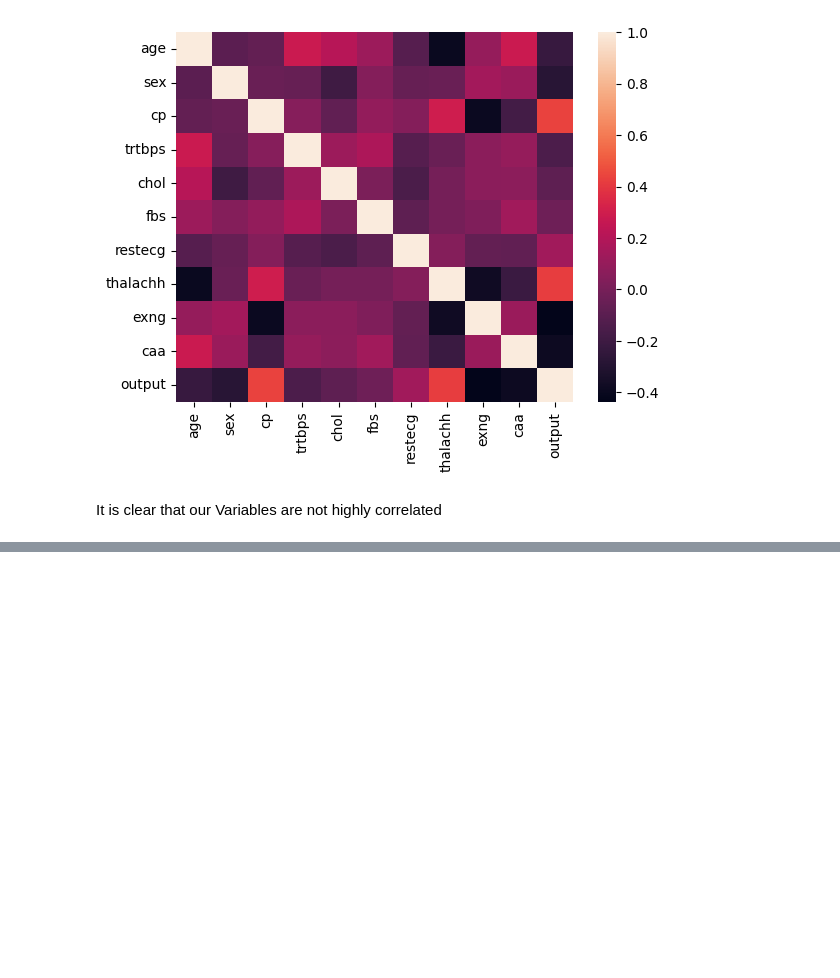
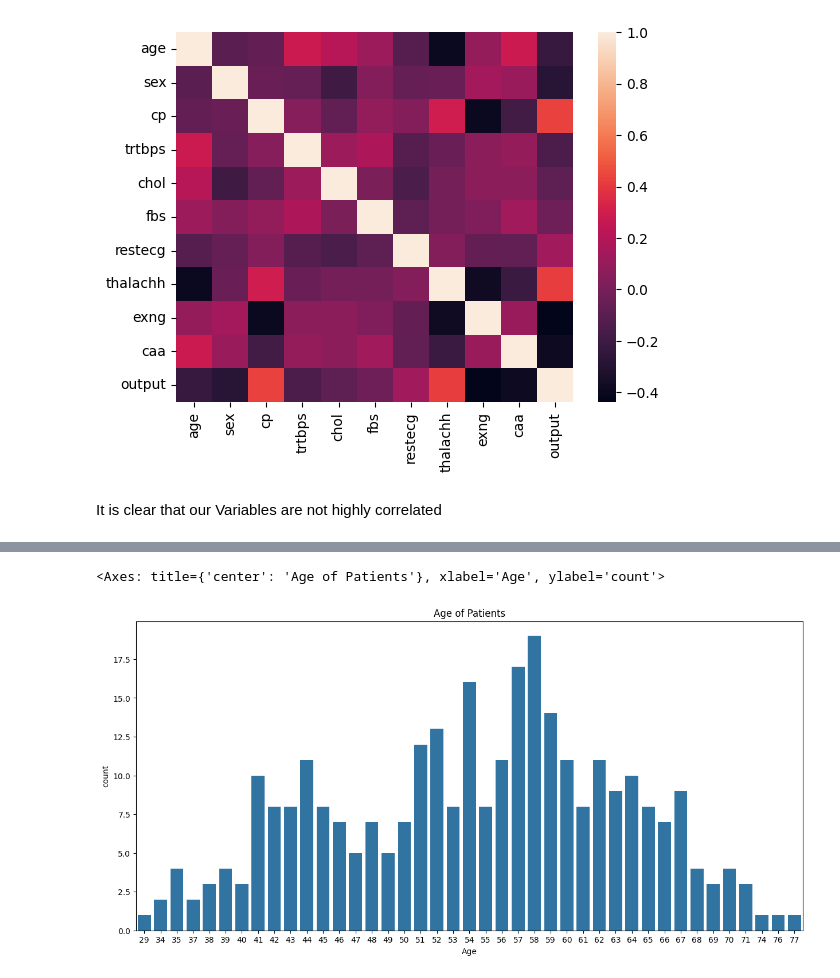
Before and after one commit to karishmasd/Heart-Attack-Risk-Predictor, a Jupyter notebook: heart.ipynb, the cells around one changed output, grey strips where cells are left out. Cells and saved outputs as stored; diff of their text form; code cells hidden in the pictures; blank space fills up the shorter version.

```diff
--- a/heart.ipynb
+++ b/heart.ipynb
@@ -138,0 +157,8 @@ It is clear that our Variables are not highly correlated
+# %%
+plt.figure(figsize=(15, 7))
+plt.title("Age of Patients")
+plt.xlabel("Age")
+sns.countplot(x='age',data=df)
+# %% [output]
+<Axes: title={'center': 'Age of Patients'}, xlabel='Age', ylabel='count'>
+[figure, added]
```
Also changed, not shown: parts of 9 cells of this notebook.
